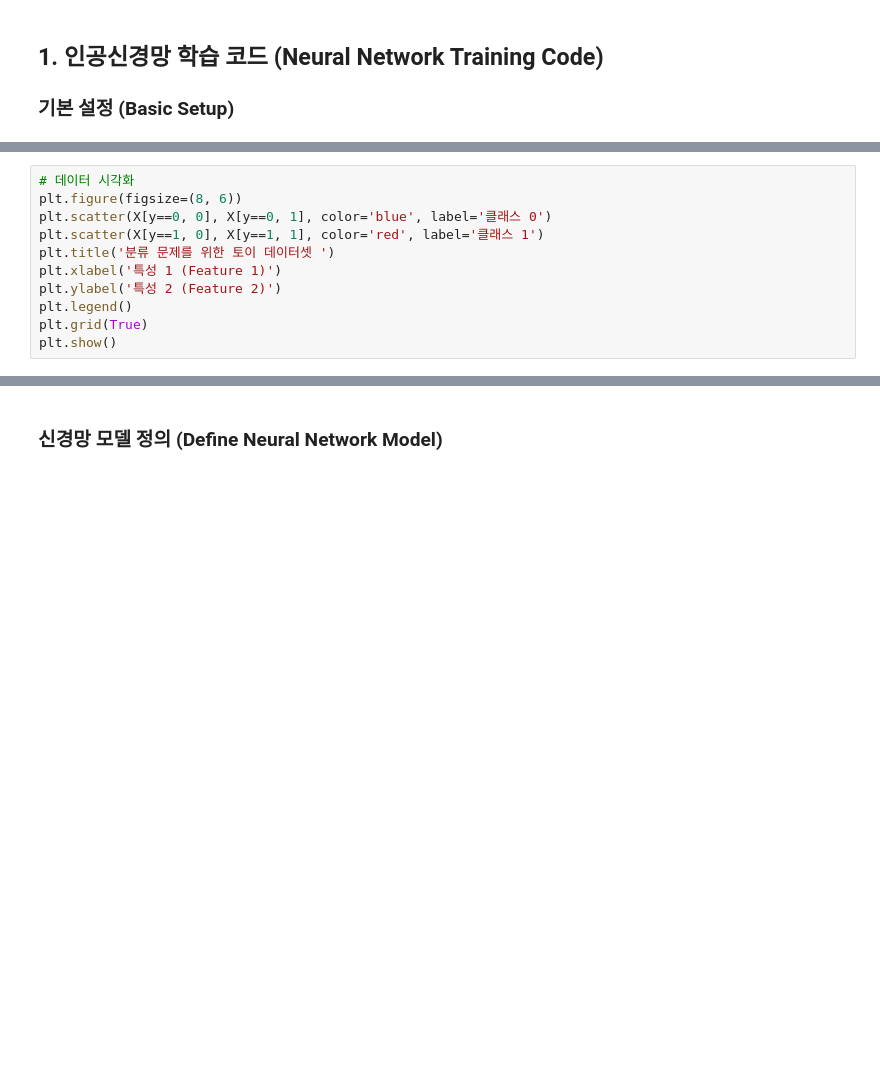
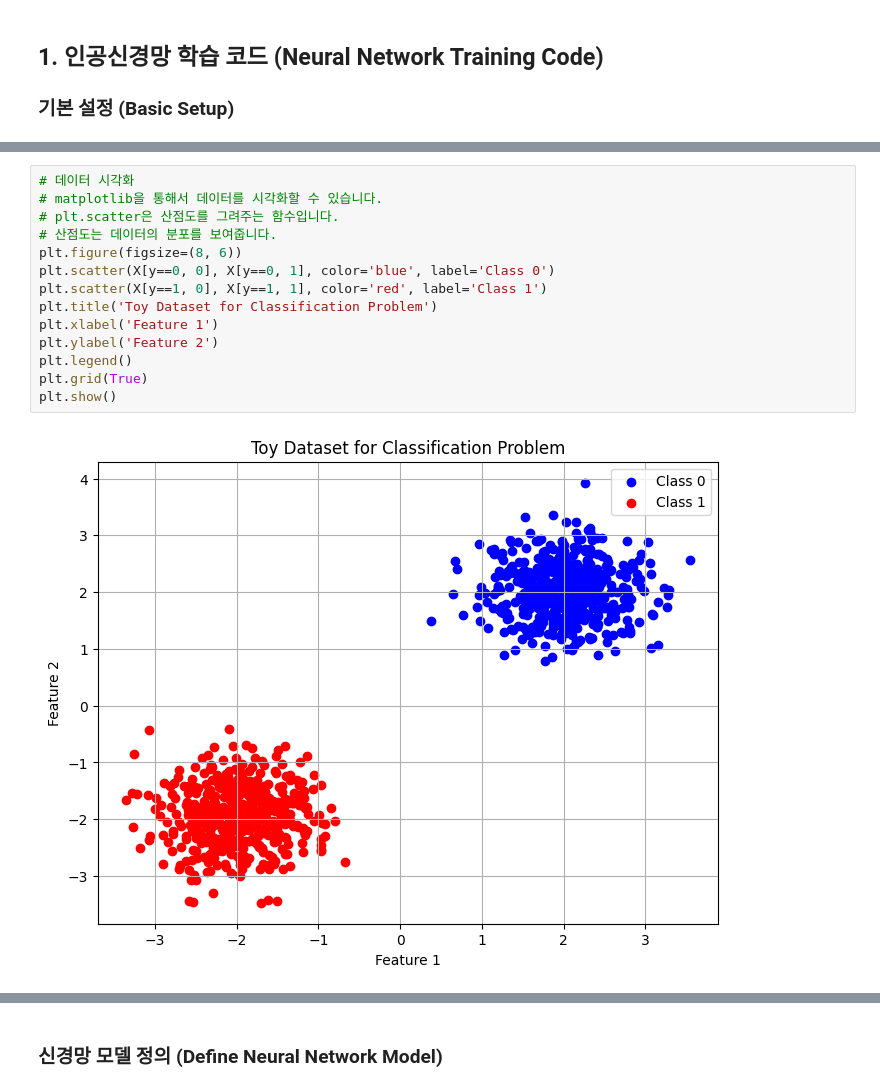
Before and after one commit to ApplesHUFS/DLPractice, a Jupyter notebook: DL_기본_실습.ipynb, the cells around one changed output, grey strips where cells are left out. Cells and saved outputs as stored; diff of their text form; blank space fills up the shorter version.

```diff
--- a/DL_기본_실습.ipynb
+++ b/DL_기본_실습.ipynb
@@ -48,13 +133,18 @@ def generate_toy_data(n_samples=1000):
 X, y = generate_toy_data(1000)
 # %%
 # 데이터 시각화
+# matplotlib을 통해서 데이터를 시각화할 수 있습니다.
+# plt.scatter은 산점도를 그려주는 함수입니다.
+# 산점도는 데이터의 분포를 보여줍니다.
 plt.figure(figsize=(8, 6))
-plt.scatter(X[y==0, 0], X[y==0, 1], color='blue', label='클래스 0')
-plt.scatter(X[y==1, 0], X[y==1, 1], color='red', label='클래스 1')
-plt.title('분류 문제를 위한 토이 데이터셋 ')
-plt.xlabel('특성 1 (Feature 1)')
-plt.ylabel('특성 2 (Feature 2)')
+plt.scatter(X[y==0, 0], X[y==0, 1], color='blue', label='Class 0')
+plt.scatter(X[y==1, 0], X[y==1, 1], color='red', label='Class 1')
+plt.title('Toy Dataset for Classification Problem')
+plt.xlabel('Feature 1')
+plt.ylabel('Feature 2')
 plt.legend()
 plt.grid(True)
 plt.show()
+# %% [output]
+[figure, added]
 # %%
```
Also changed, not shown: parts of 34 cells of this notebook, 1 other file.
